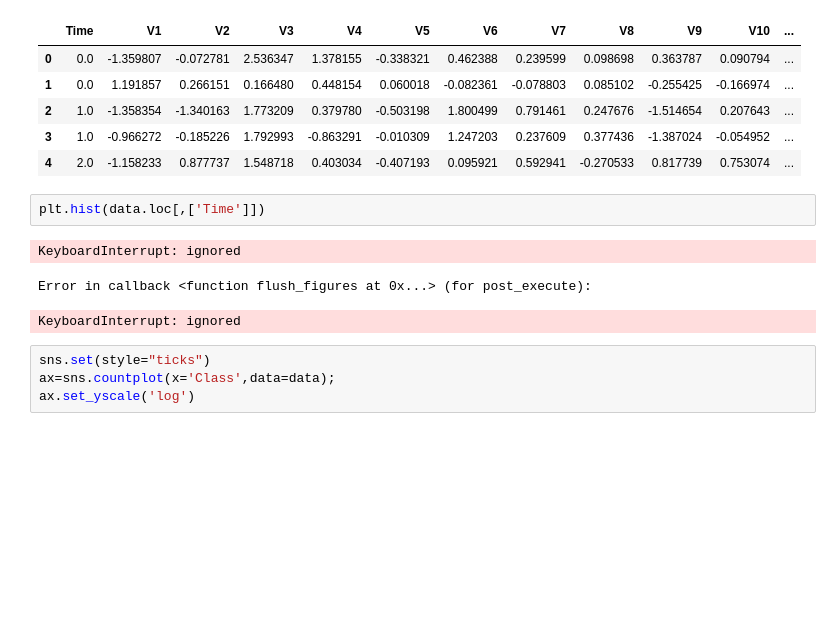
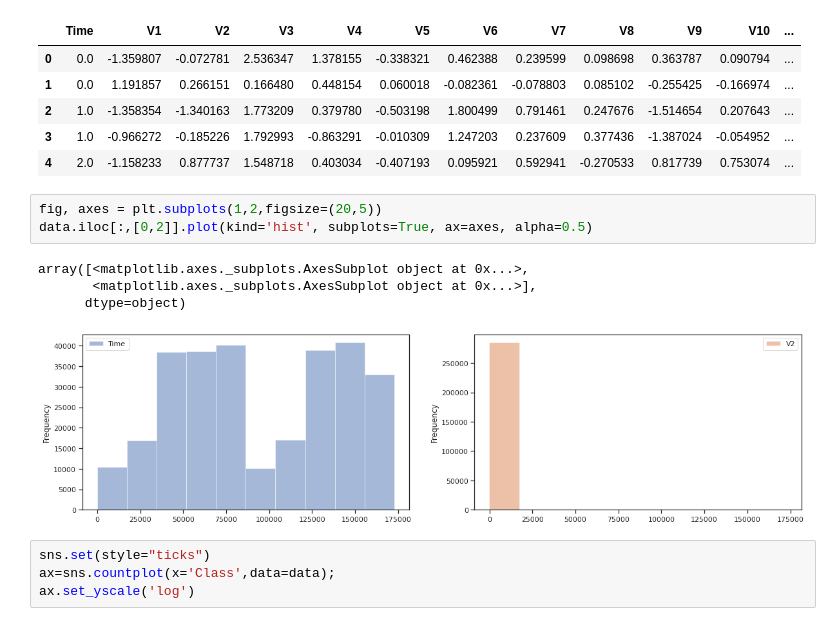
Before and after one commit to jrakhshanda/Bayesian-Methods, a Jupyter notebook: CreditCard.ipynb, the cells around one changed output. Cells and saved outputs as stored; diff of their text form; blank space fills up the shorter version.

```diff
--- a/CreditCard.ipynb
+++ b/CreditCard.ipynb
@@ -29,12 +31,14 @@ data.head()
 | 2 | 1.0 | -1.358354 | -1.340163 | 1.773209 | 0.379780 | -0.503198 | 1.800499 | 0.791461 | 0.247676 | -1.514654 | 0.207643 | ... |
 | 3 | 1.0 | -0.966272 | -0.185226 | 1.792993 | -0.863291 | -0.010309 | 1.247203 | 0.237609 | 0.377436 | -1.387024 | -0.054952 | ... |
 | 4 | 2.0 | -1.158233 | 0.877737 | 1.548718 | 0.403034 | -0.407193 | 0.095921 | 0.592941 | -0.270533 | 0.817739 | 0.753074 | ... |
-# %%
-plt.hist(data.loc[,['Time']])
-# %% [output]
-KeyboardInterrupt: ignored
-Error in callback <function flush_figures at 0x...> (for post_execute):
-KeyboardInterrupt: ignored
+# %%
+fig, axes = plt.subplots(1,2,figsize=(20,5))
+data.iloc[:,[0,2]].plot(kind='hist', subplots=True, ax=axes, alpha=0.5)
+# %% [output]
+array([<matplotlib.axes._subplots.AxesSubplot object at 0x...>,
+       <matplotlib.axes._subplots.AxesSubplot object at 0x...>],
+      dtype=object)
+[figure, added]
 # %%
 sns.set(style="ticks")
 ax=sns.countplot(x='Class',data=data);
```
Also changed, not shown: parts of 1 cell of this notebook.
